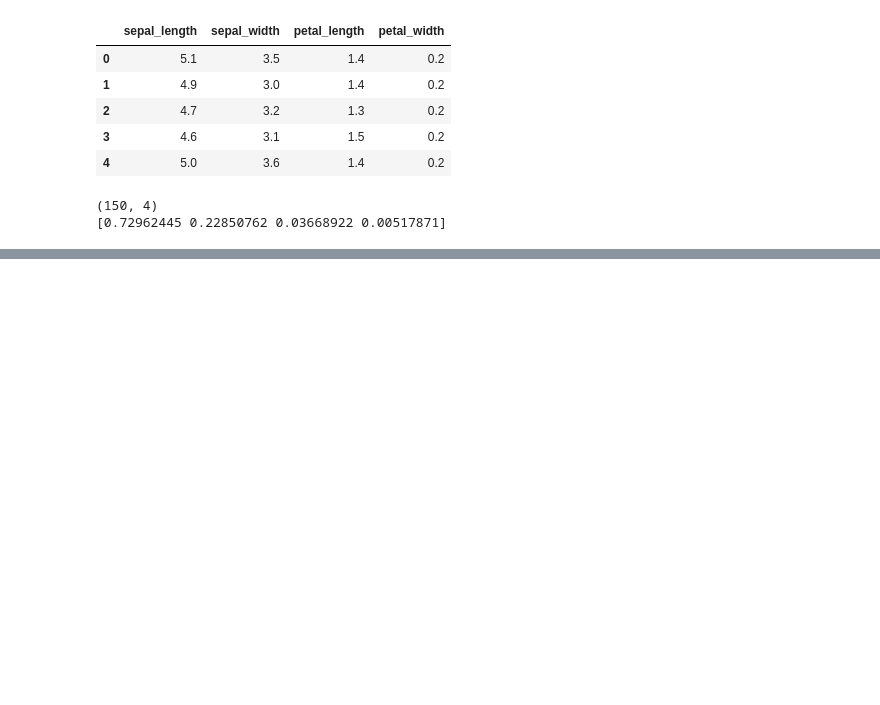
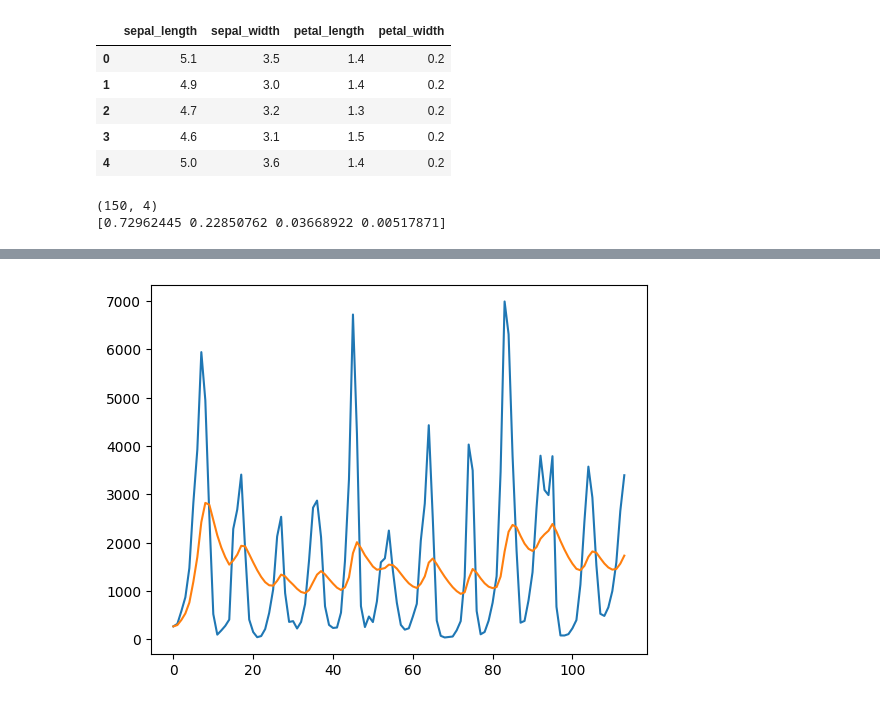
Before and after one commit to Minwoo0206/Engineer_BDA, a Jupyter notebook: EDA.ipynb, the cells around one changed output, grey strips where cells are left out. Cells and saved outputs as stored; diff of their text form; code cells hidden in the pictures; blank space fills up the shorter version.

```diff
--- a/EDA.ipynb
+++ b/EDA.ipynb
@@ -449,0 +685,10 @@ print(pca.explained_variance_ratio_)
+# %%
+# 지수가중이동평균(Exponentially-weighted Moving Average)
+
+df['ewm'] = df['value'].ewm(10).mean()
+
+plt.plot(df['value'])
+plt.plot(df['ewm'])
+plt.show()
+# %% [output]
+[figure, added]
```
Also changed, not shown: parts of 27 cells of this notebook.
